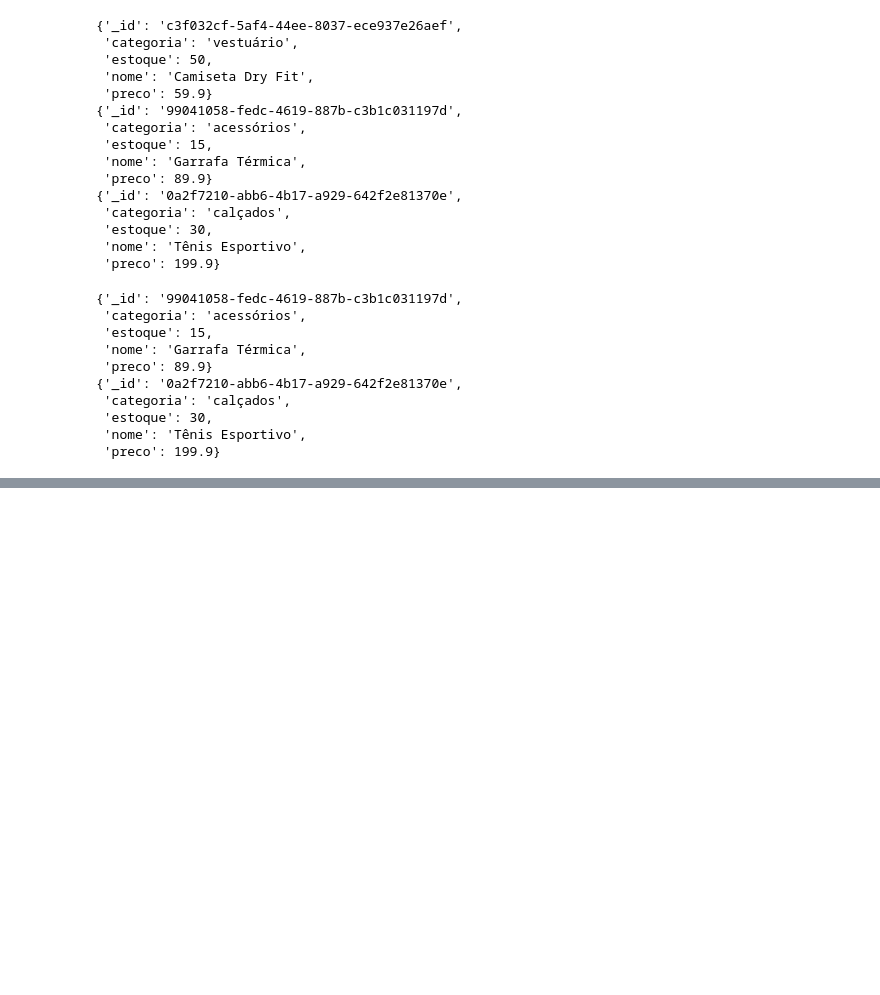
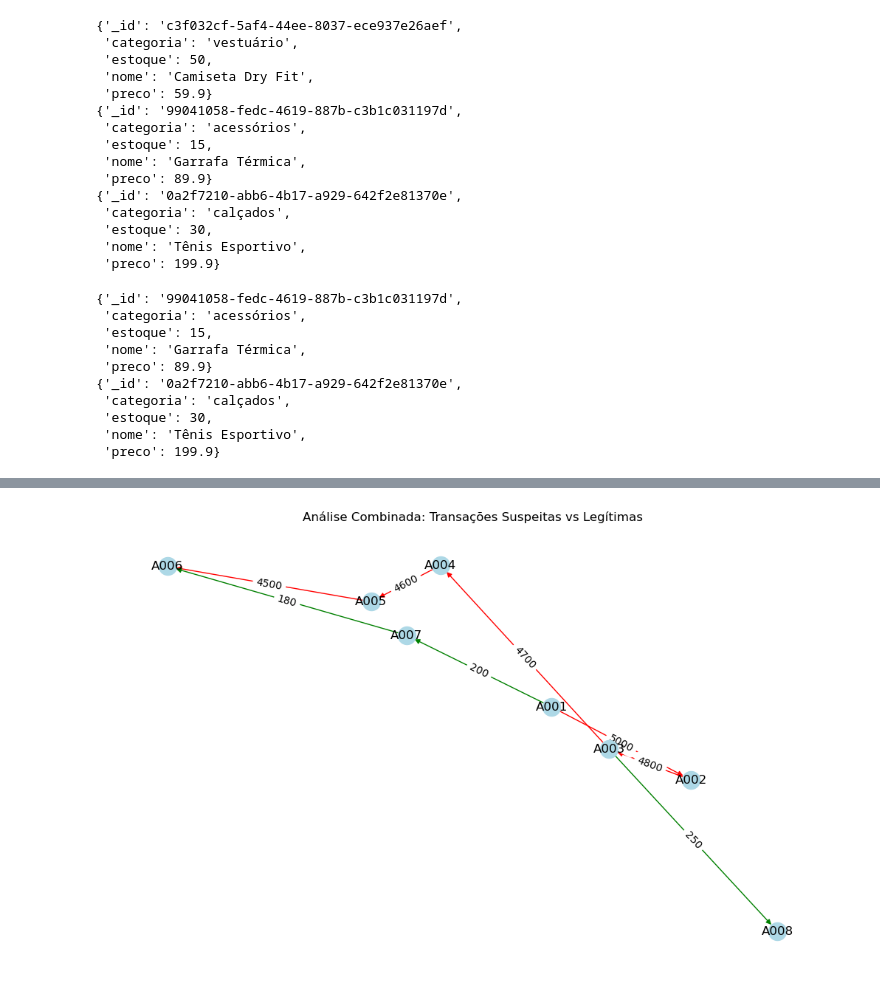
Before and after one commit to RicardViana/fiap-Big-Data, a Jupyter notebook: fundamentos_de_bancos_de_dados_relacionais_e_nosql.ipynb, the cells around one changed output, grey strips where cells are left out. Cells and saved outputs as stored; diff of their text form; code cells hidden in the pictures; blank space fills up the shorter version.

```diff
--- a/fundamentos_de_bancos_de_dados_relacionais_e_nosql.ipynb
+++ b/fundamentos_de_bancos_de_dados_relacionais_e_nosql.ipynb
@@ -2069,0 +2193,33 @@ for doc in (produtos.find({"preco": {"$gt": 60}})):
+# %%
+# Cria grafo combinado
+G3 = nx.DiGraph()
+
+# Nós
+contas = ["A001", "A002", "A003", "A004", "A005", "A006", "A007", "A008"]
+G3.add_nodes_from(contas)
+
+# Arestas suspeitas (vermelhas)
+G3.add_edge("A001", "A002", valor=5000, tipo='suspeita')
+G3.add_edge("A002", "A003", valor=4800, tipo='suspeita')
+G3.add_edge("A003", "A004", valor=4700, tipo='suspeita')
+G3.add_edge("A004", "A005", valor=4600, tipo='suspeita')
+G3.add_edge("A005", "A006", valor=4500, tipo='suspeita')
+
+# Arestas legítimas (verdes)
+G3.add_edge("A001", "A007", valor=200, tipo='legitima')
+G3.add_edge("A007", "A006", valor=180, tipo='legitima')
+G3.add_edge("A003", "A008", valor=250, tipo='legitima')
+
+# Layout e plot
+plt.figure(figsize=(10, 6))
+pos = nx.spring_layout(G3, seed=42)
+
+# Cores condicionais
+edge_colors = ['red' if G3[u][v]['tipo'] == 'suspeita' else 'green' for u, v in G3.edges()]
+
+nx.draw(G3, pos, with_labels=True, node_color='lightblue', edge_color=edge_colors, arrows=True)
+nx.draw_networkx_edge_labels(G3, pos, edge_labels={(u, v): G3[u][v]['valor'] for u, v in G3.edges()})
+plt.title("Análise Combinada: Transações Suspeitas vs Legítimas")
+plt.show()
+# %% [output]
+[figure, added]
```
Also changed, not shown: parts of 10 cells of this notebook.
